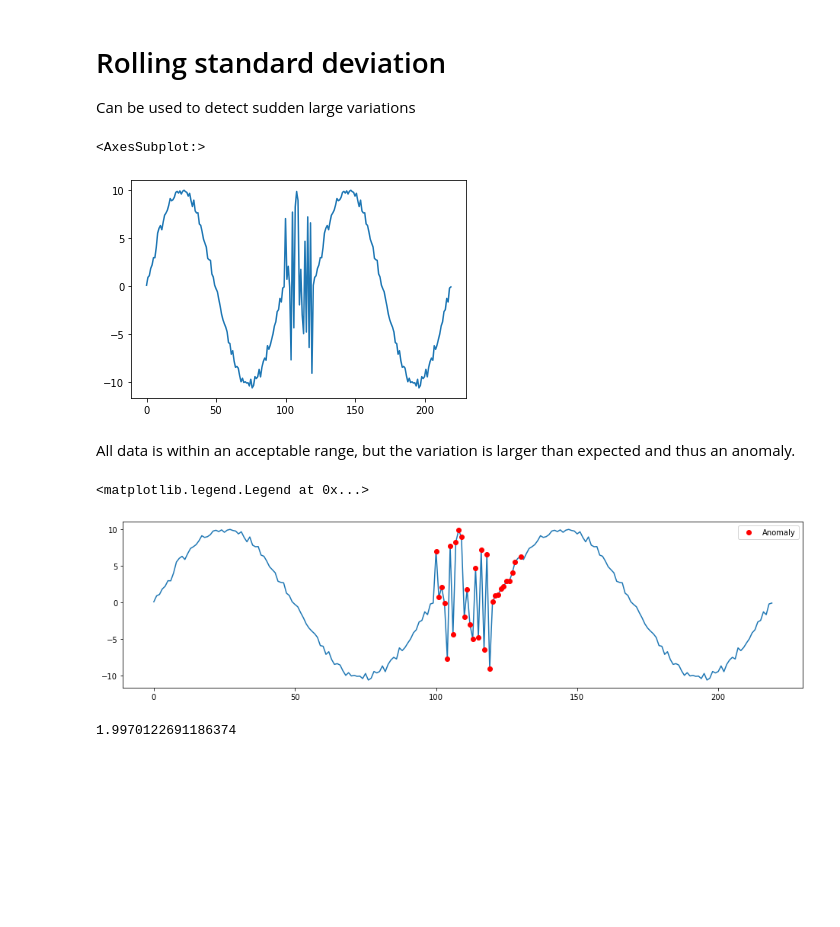
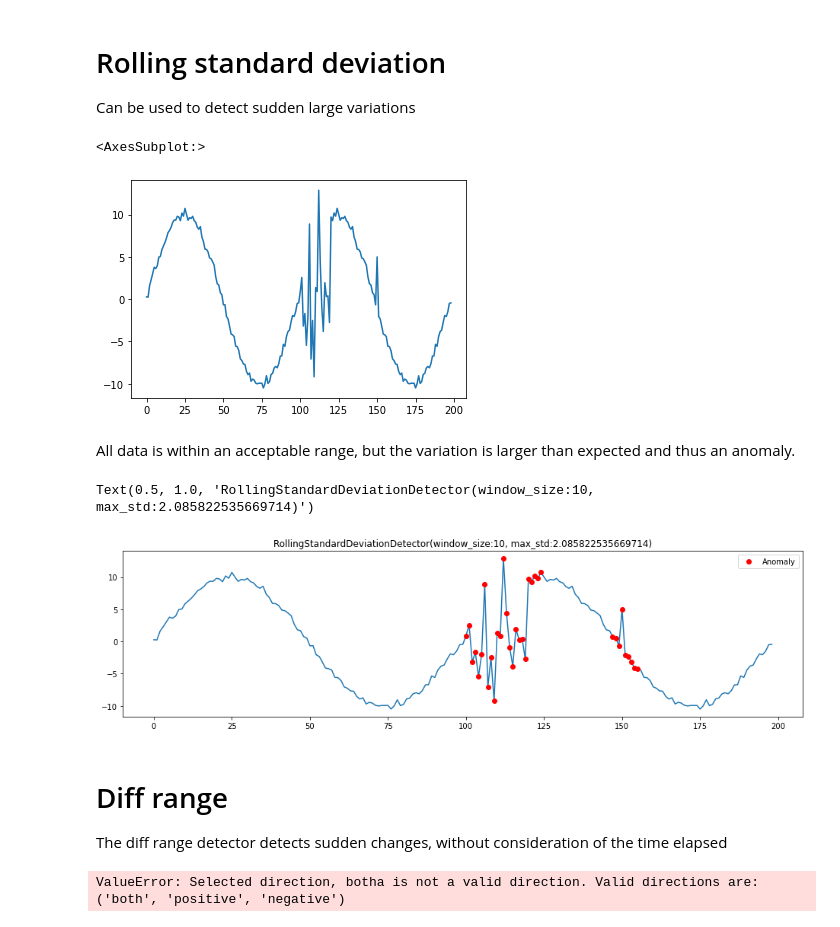
Before and after one commit to DHI/tsod, a Jupyter notebook: notebooks/Getting started.ipynb, the cells around one changed output. Saved outputs shown, nothing was run; the diff lists cells and outputs as text; code cells hidden in the pictures; blank space fills up the shorter version.

Commit message:
Diff range draft change

```diff
--- a/notebooks/Getting started.ipynb
+++ b/notebooks/Getting started.ipynb
@@ -144,29 +144,37 @@ Can be used to detect sudden large variations
 normal_data = pd.Series(np.random.normal(size=100,scale=0.3) + 10.0*np.sin(np.linspace(0,2*np.pi,num=100)))
 abnormal_data = pd.Series(np.random.normal(size=20,scale=5.0) + normal_data.iloc[-1])
 
-all_data = pd.concat([normal_data,abnormal_data,normal_data],ignore_index=True)
+all_data = pd.concat([normal_data,abnormal_data,normal_data[21:]],ignore_index=True)
+
+all_data[150]= 5.0
 
 all_data.plot()
 # %% [output]
 <AxesSubplot:>
-[figure, old version]
+[figure, new version]
 # %% [markdown]
 All data is within an acceptable range, but the variation is larger than expected and thus an anomaly.
 # %%
-rsd = tsod.RollingStandardDeviationDetector(window_size=10)
+rsd = tsod.RollingStandardDeviationDetector(window_size=10, center=True)
 
 rsd.fit(normal_data)
 
 res = rsd.detect(all_data)
 plt.figure(figsize=(16,4))
 plt.plot(all_data)
 plt.plot(all_data[res], 'ro',label='Anomaly')
 plt.legend()
 plt.title(rsd)
 # %% [output]
-<matplotlib.legend.Legend at 0x...>
+Text(0.5, 1.0, 'RollingStandardDeviationDetector(window_size:10, max_std:2.085822535669714)')
-[figure, old version]
+[figure, new version]
-# %%
-rsd._max_std
-# %% [output]
-1.9970122691186374
+# %% [markdown]
+# Diff range
+
+The diff range detector detects sudden changes, without consideration of the time elapsed
+# %%
+drd = tsod.DiffRangeDetector(direction='botha')
+
+drd.fit(normal_data)
+# %% [output]
+ValueError: Selected direction, botha is not a valid direction. Valid directions are: ('both', 'positive', 'negative')
```
Also changed, not shown: parts of 1 cell of this notebook, 1 other file.
